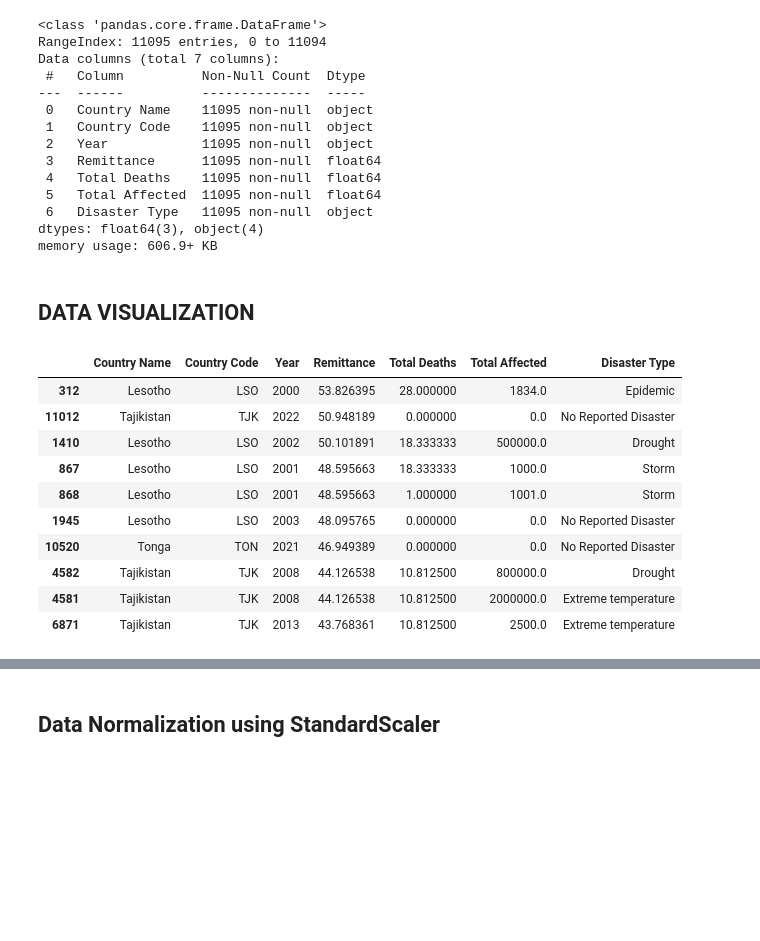
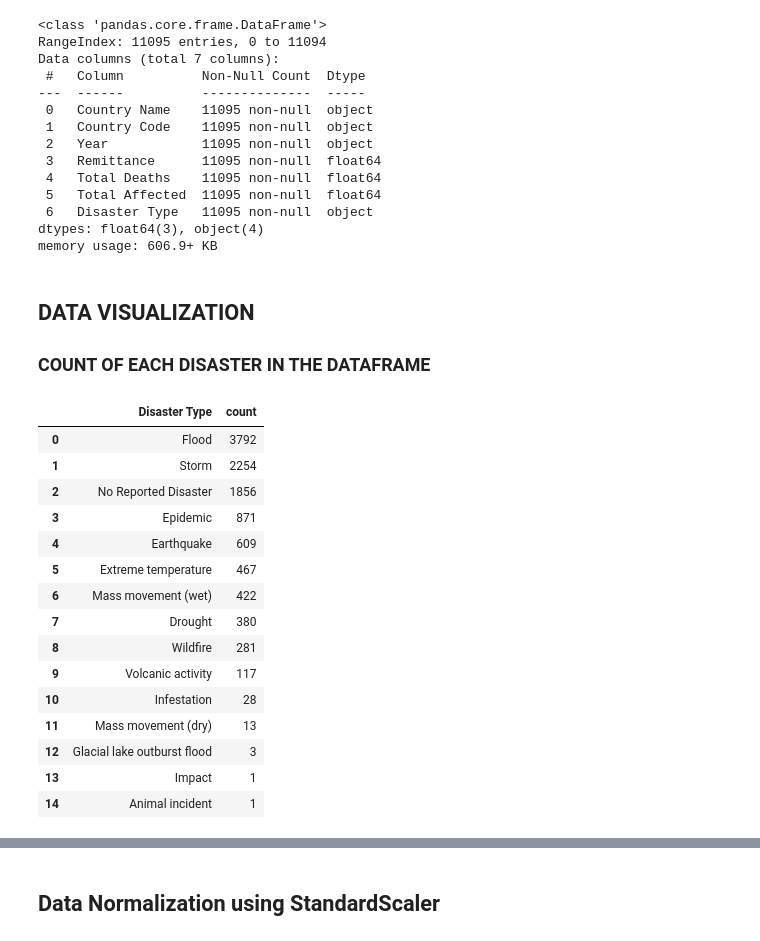
Before and after one commit to PowerBIhamoye/NaturalDisasterRemittanceFlow, a Jupyter notebook: remittance.ipynb, the cells around one changed output, grey strips where cells are left out. Cells and saved outputs as stored; diff of their text form; code cells hidden in the pictures; blank space fills up the shorter version.

```diff
--- a/remittance.ipynb
+++ b/remittance.ipynb
@@ -464,18 +448,26 @@ dtypes: float64(3), object(4)
 memory usage: 606.9+ KB
 # %% [markdown]
 ## **DATA VISUALIZATION**
+
+### **COUNT OF EACH DISASTER IN THE DATAFRAME**
-# %%
-top_remittance = merged_data.sort_values(by="Remittance", ascending=False)[:10]
-top_remittance
-# %% [output]
-|  | Country Name | Country Code | Year | Remittance | Total Deaths | Total Affected | Disaster Type |
-| 312 | Lesotho | LSO | 2000 | 53.826395 | 28.000000 | 1834.0 | Epidemic |
-| 11012 | Tajikistan | TJK | 2022 | 50.948189 | 0.000000 | 0.0 | No Reported Disaster |
-| 1410 | Lesotho | LSO | 2002 | 50.101891 | 18.333333 | 500000.0 | Drought |
-| 867 | Lesotho | LSO | 2001 | 48.595663 | 18.333333 | 1000.0 | Storm |
-| 868 | Lesotho | LSO | 2001 | 48.595663 | 1.000000 | 1001.0 | Storm |
-| 1945 | Lesotho | LSO | 2003 | 48.095765 | 0.000000 | 0.0 | No Reported Disaster |
-| 10520 | Tonga | TON | 2021 | 46.949389 | 0.000000 | 0.0 | No Reported Disaster |
-| 4582 | Tajikistan | TJK | 2008 | 44.126538 | 10.812500 | 800000.0 | Drought |
-| 4581 | Tajikistan | TJK | 2008 | 44.126538 | 10.812500 | 2000000.0 | Extreme temperature |
-| 6871 | Tajikistan | TJK | 2013 | 43.768361 | 10.812500 | 2500.0 | Extreme temperature |
+# %%
+# this cell gets every disaster and counts the amount of time it occurred
+disasters = merged_data["Disaster Type"].value_counts(ascending=False).reset_index()
+disasters
+# %% [output]
+|  | Disaster Type | count |
+| 0 | Flood | 3792 |
+| 1 | Storm | 2254 |
+| 2 | No Reported Disaster | 1856 |
+| 3 | Epidemic | 871 |
+| 4 | Earthquake | 609 |
+| 5 | Extreme temperature | 467 |
+| 6 | Mass movement (wet) | 422 |
+| 7 | Drought | 380 |
+| 8 | Wildfire | 281 |
+| 9 | Volcanic activity | 117 |
+| 10 | Infestation | 28 |
+| 11 | Mass movement (dry) | 13 |
+| 12 | Glacial lake outburst flood | 3 |
+| 13 | Impact | 1 |
+| 14 | Animal incident | 1 |
```
Also changed, not shown: parts of 9 cells of this notebook.
